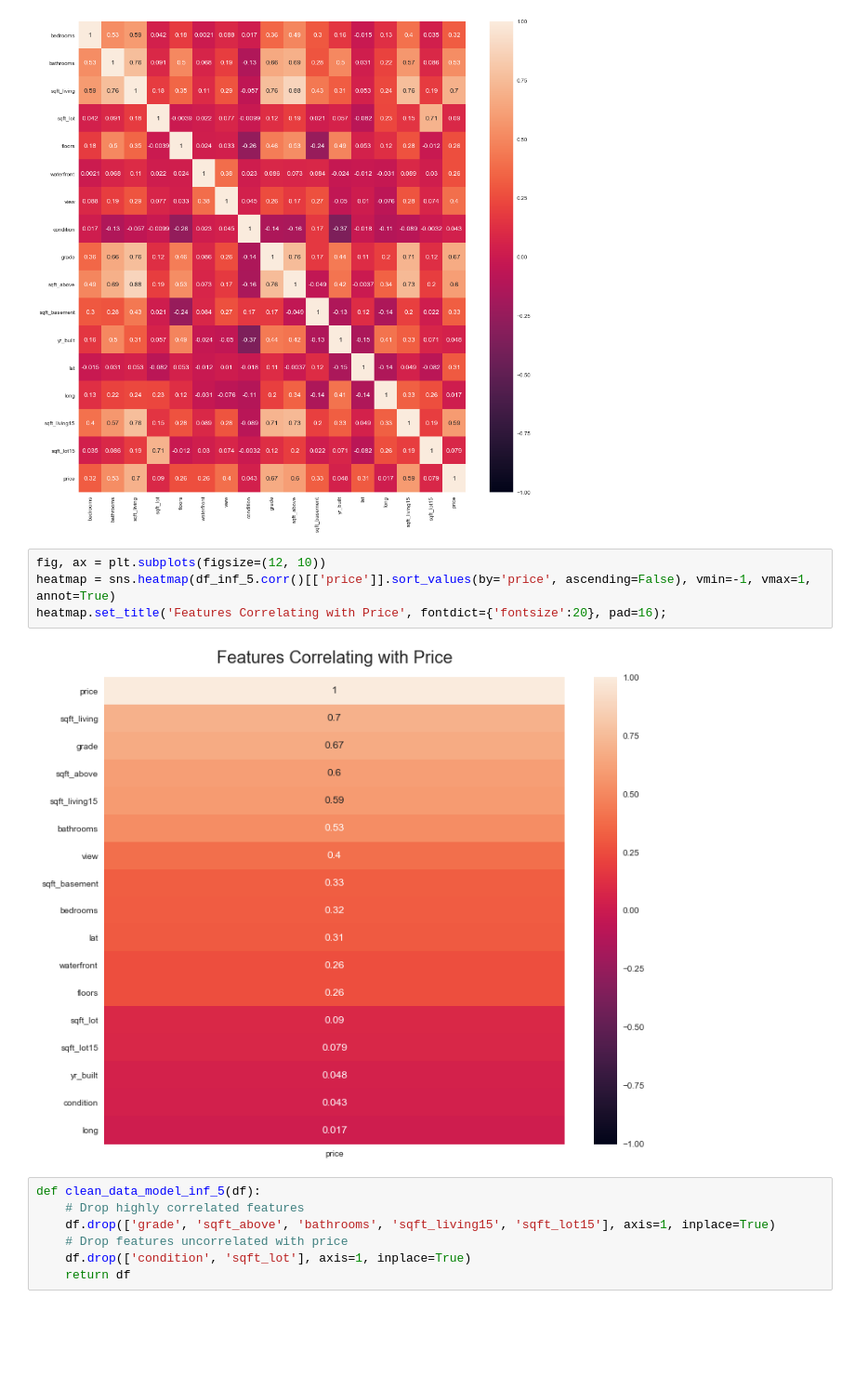
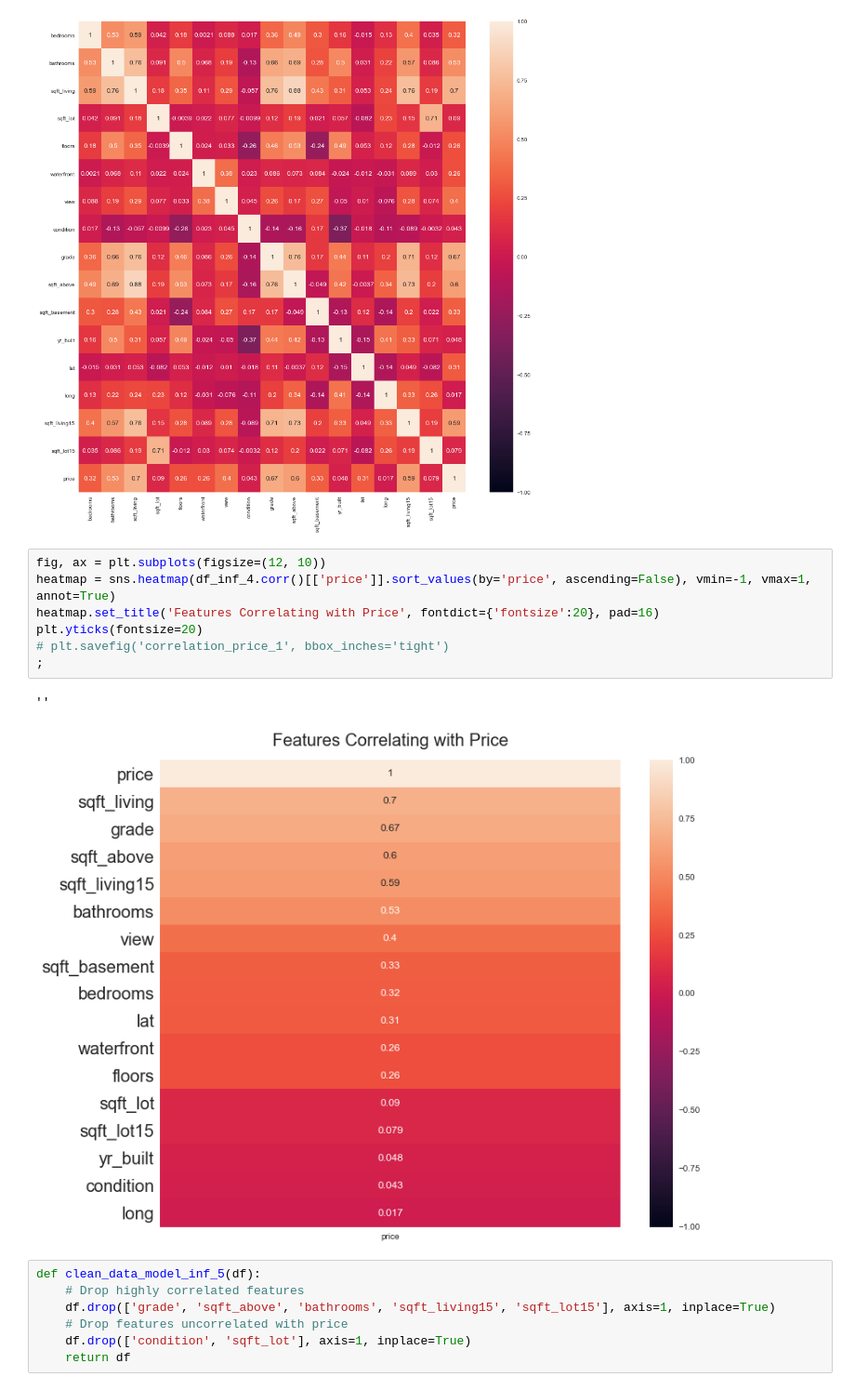
Before and after one commit to DataDoggo215/dsc-phase2-project, a Jupyter notebook: Master.ipynb, the cells around one changed output. Shown at 93% size. Saved outputs shown, nothing was run; the diff lists cells and outputs as text; blank space fills up the shorter version.

Commit message:
Jupyter with most graphs ready

```diff
--- a/Master.ipynb
+++ b/Master.ipynb
@@ -456,10 +467,14 @@ sns.heatmap(df_inf_5.corr(), vmin=-1, vmax=1, annot=True);
 [figure]
 # %%
 fig, ax = plt.subplots(figsize=(12, 10))
-heatmap = sns.heatmap(df_inf_5.corr()[['price']].sort_values(by='price', ascending=False), vmin=-1, vmax=1, annot=True)
-heatmap.set_title('Features Correlating with Price', fontdict={'fontsize':20}, pad=16);
+heatmap = sns.heatmap(df_inf_4.corr()[['price']].sort_values(by='price', ascending=False), vmin=-1, vmax=1, annot=True)
+heatmap.set_title('Features Correlating with Price', fontdict={'fontsize':20}, pad=16)
+plt.yticks(fontsize=20)
+# plt.savefig('correlation_price_1', bbox_inches='tight')
+;
 # %% [output]
+''
-[figure, old version]
+[figure, new version]
 # %%
 def clean_data_model_inf_5(df):
     # Drop highly correlated features
```
Also changed, not shown: parts of 94 cells of this notebook, 8 other files.
